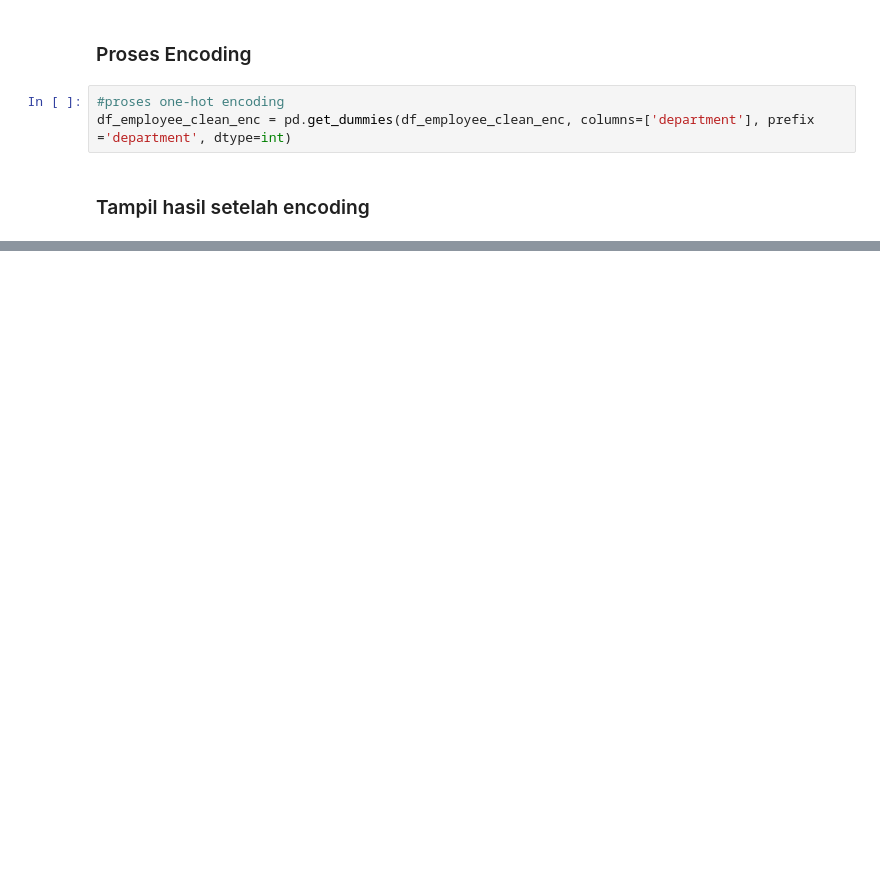
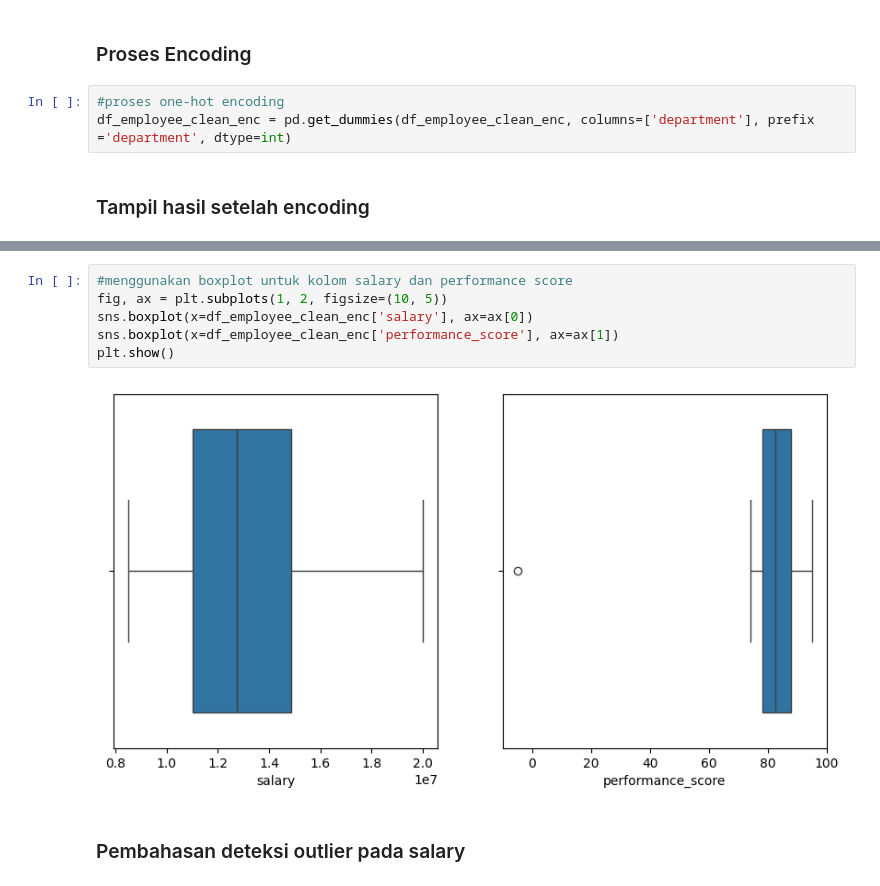
Before and after one commit to galahad20/assignment_Data_Cleaning, a Jupyter notebook: ASSIGNMENT_TEMP_DE14_DAY10_DIMAS_ABIAN_IHSAN.ipynb, the cells around one changed output, grey strips where cells are left out. Drawn from its saved outputs; the diff is of its cells as text; blank space fills up the shorter version.

Commit message:
feat: outlier detection via boxplot and analisis statistik

```diff
--- a/ASSIGNMENT_TEMP_DE14_DAY10_DIMAS_ABIAN_IHSAN.ipynb
+++ b/ASSIGNMENT_TEMP_DE14_DAY10_DIMAS_ABIAN_IHSAN.ipynb
@@ -241,0 +260,10 @@ df_employee_clean_enc.head()
+# %%
+#menggunakan boxplot untuk kolom salary dan performance score
+fig, ax = plt.subplots(1, 2, figsize=(10, 5))
+sns.boxplot(x=df_employee_clean_enc['salary'], ax=ax[0])
+sns.boxplot(x=df_employee_clean_enc['performance_score'], ax=ax[1])
+plt.show()
+# %% [output]
+[figure, added]
+# %% [markdown]
+### Pembahasan deteksi outlier pada salary
```
Also changed, not shown: parts of 17 cells of this notebook.
